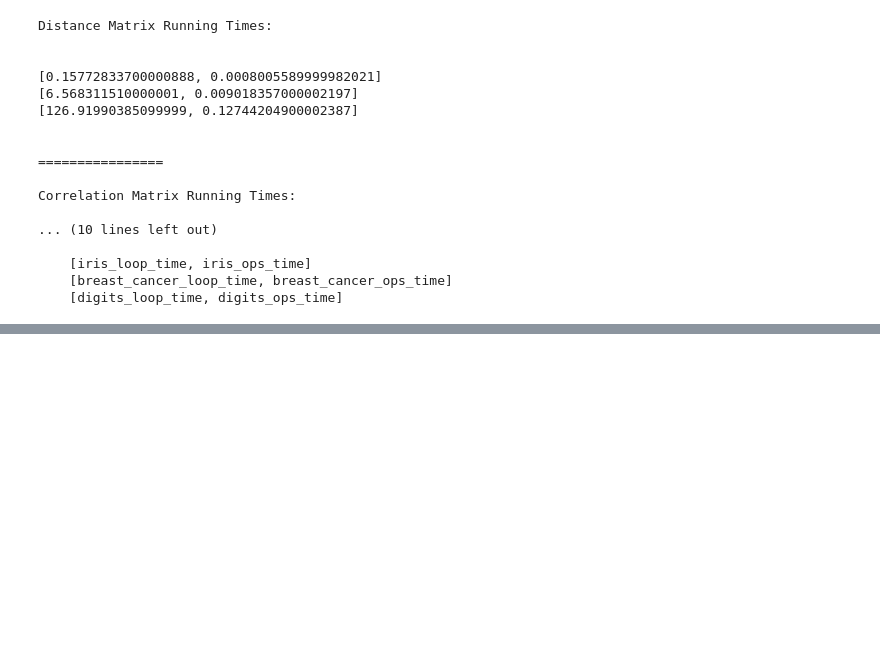
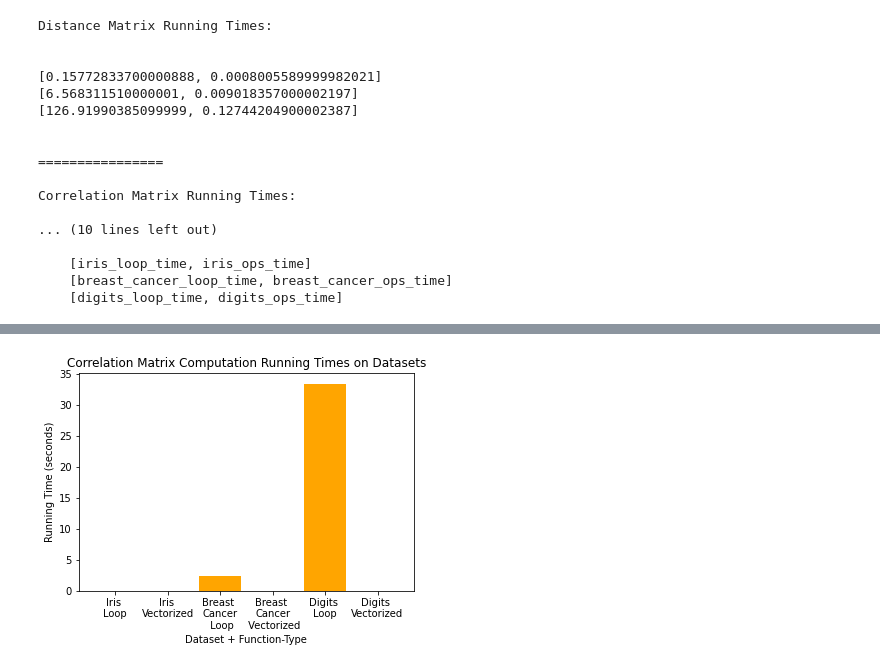
Before and after one commit to adamcatto/ml-hw-01, a Jupyter notebook: ml-hw-01.ipynb, the cells around one changed output, grey strips where cells are left out. Drawn from its saved outputs; the diff is of its cells as text; code cells hidden in the pictures; blank space fills up the shorter version.

```diff
--- a/ml-hw-01.ipynb
+++ b/ml-hw-01.ipynb
@@ -369,0 +390,20 @@ Correlation Matrix Running Times:
+# %%
+correlation_x_labels = ['Iris \nLoop', 'Iris \nVectorized', 'Breast \nCancer\n Loop', 'Breast \nCancer\n Vectorized', 'Digits \nLoop', 'Digits \nVectorized']
+
+correlation_x_positions = [i for i, x in enumerate(correlation_x_labels)]
+
+correlation_x_values = [
+    iris_correlation_matrix_loop_time, iris_correlation_matrix_ops_time,
+    breast_cancer_correlation_matrix_loop_time, breast_cancer_correlation_matrix_ops_time,
+    digits_correlation_matrix_loop_time, digits_correlation_matrix_ops_time
+]
+
+# correlation bar chart
+plt.bar(correlation_x_positions, correlation_x_values, color='orange')
+plt.xlabel('Dataset + Function-Type')
+plt.ylabel('Running Time (seconds)')
+plt.title('Correlation Matrix Computation Running Times on Datasets')
+plt.xticks(correlation_x_positions, correlation_x_labels)
+plt.show()
+# %% [output]
+[figure, added]
```
Also changed, not shown: parts of 4 cells of this notebook, 1 other file.
